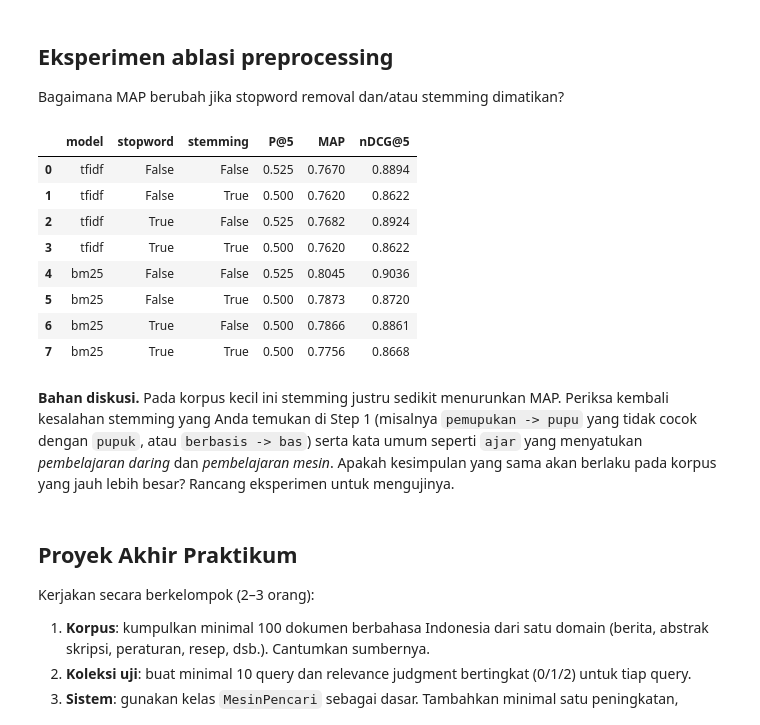
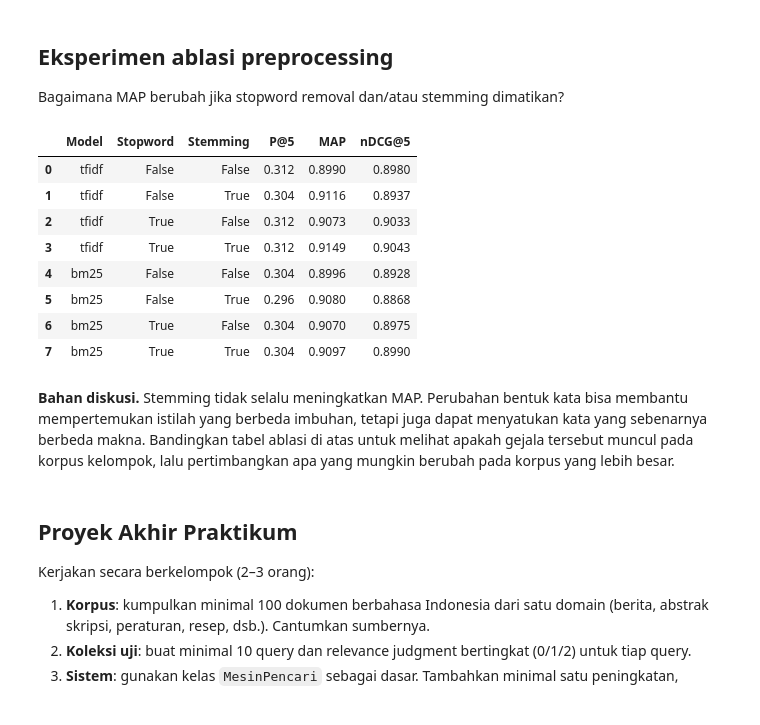
Before and after one commit to uccuuu/Project-STKI, a Jupyter notebook: notebooks/07_mesin_pencari.ipynb, the cells around one changed output. Saved outputs shown, nothing was run; the diff lists cells and outputs as text; code cells hidden in the pictures.

```diff
--- a/notebooks/07_mesin_pencari.ipynb
+++ b/notebooks/07_mesin_pencari.ipynb
@@ -5,8 +5,3 @@
 1. Mahasiswa mampu mengintegrasikan preprocessing, indexing, model retrieval, dan evaluasi menjadi satu sistem.
 2. Mahasiswa mampu melakukan eksperimen ablasi untuk melihat kontribusi tiap tahap preprocessing.
 3. Mahasiswa mampu menyajikan hasil pencarian yang informatif (judul, skor, cuplikan).
-# %%
-# Jalankan sekali jika pustaka belum terpasang:
-# !pip install pandas numpy matplotlib Sastrawi
-import pandas as pd
-pd.set_option("display.max_colwidth", 120)
@@ -67,29 +322,30 @@ Hasil pencarian untuk: 'sistem pembayaran nontunai untuk pedagang'
 ## Eksperimen ablasi preprocessing
 Bagaimana MAP berubah jika stopword removal dan/atau stemming dimatikan?
 # %%
-queries, qrels = load_queries(), load_qrels()
-baris = []
-for model in ["tfidf", "bm25"]:
+# Perbandingan TF-IDF dan BM25 dengan/ tanpa stopword removal dan stemming.
+baris_ablasi = []
+for nama_model in ['tfidf', 'bm25']:
     for sw in [False, True]:
         for st in [False, True]:
-            m = MesinPencari(model, use_stopword=sw, use_stemming=st)
-            run = {q: m.cari(t) for q, t in queries.items()}
-            rata = evaluate(run, qrels, k=5).loc["Rata-rata"]
-            baris.append({"model": model, "stopword": sw, "stemming": st,
-                          "P@5": rata["P@5"], "MAP": rata["AP"], "nDCG@5": rata["nDCG@5"]})
-pd.DataFrame(baris)
+            m = MesinPencari(nama_model, use_stopword=sw, use_stemming=st)
+            hasil = ringkasan(evaluasi_mesin(m))
+            baris_ablasi.append({'Model': nama_model, 'Stopword': sw, 'Stemming': st,
+                                 'P@5': hasil['P@5'], 'MAP': hasil['MAP'],
+                                 'nDCG@5': hasil['nDCG@5']})
+tabel_ablasi = pd.DataFrame(baris_ablasi)
+display(tabel_ablasi.round(4))
 # %% [output]
-|  | model | stopword | stemming | P@5 | MAP | nDCG@5 |
-| 0 | tfidf | False | False | 0.525 | 0.7670 | 0.8894 |
-| 1 | tfidf | False | True | 0.500 | 0.7620 | 0.8622 |
-| 2 | tfidf | True | False | 0.525 | 0.7682 | 0.8924 |
-| 3 | tfidf | True | True | 0.500 | 0.7620 | 0.8622 |
-| 4 | bm25 | False | False | 0.525 | 0.8045 | 0.9036 |
-| 5 | bm25 | False | True | 0.500 | 0.7873 | 0.8720 |
-| 6 | bm25 | True | False | 0.500 | 0.7866 | 0.8861 |
-| 7 | bm25 | True | True | 0.500 | 0.7756 | 0.8668 |
+|  | Model | Stopword | Stemming | P@5 | MAP | nDCG@5 |
+| 0 | tfidf | False | False | 0.312 | 0.8990 | 0.8980 |
+| 1 | tfidf | False | True | 0.304 | 0.9116 | 0.8937 |
+| 2 | tfidf | True | False | 0.312 | 0.9073 | 0.9033 |
+| 3 | tfidf | True | True | 0.312 | 0.9149 | 0.9043 |
+| 4 | bm25 | False | False | 0.304 | 0.8996 | 0.8928 |
+| 5 | bm25 | False | True | 0.296 | 0.9080 | 0.8868 |
+| 6 | bm25 | True | False | 0.304 | 0.9070 | 0.8975 |
+| 7 | bm25 | True | True | 0.304 | 0.9097 | 0.8990 |
-# %% [markdown]
-**Bahan diskusi.** Pada korpus kecil ini stemming justru sedikit menurunkan MAP. Periksa kembali kesalahan stemming yang Anda temukan di Step 1 (misalnya `pemupukan -> pupu` yang tidak cocok dengan `pupuk`, atau `berbasis -> bas`) serta kata umum seperti `ajar` yang menyatukan *pembelajaran daring* dan *pembelajaran mesin*. Apakah kesimpulan yang sama akan berlaku pada korpus yang jauh lebih besar? Rancang eksperimen untuk mengujinya.
+# %% [markdown]
+**Bahan diskusi.** Stemming tidak selalu meningkatkan MAP. Perubahan bentuk kata bisa membantu mempertemukan istilah yang berbeda imbuhan, tetapi juga dapat menyatukan kata yang sebenarnya berbeda makna. Bandingkan tabel ablasi di atas untuk melihat apakah gejala tersebut muncul pada korpus kelompok, lalu pertimbangkan apa yang mungkin berubah pada korpus yang lebih besar.
 # %% [markdown]
 ## Proyek Akhir Praktikum
 Kerjakan secara berkelompok (2–3 orang):
```
Also changed, not shown: parts of 23 cells of this notebook, 7 other files.
